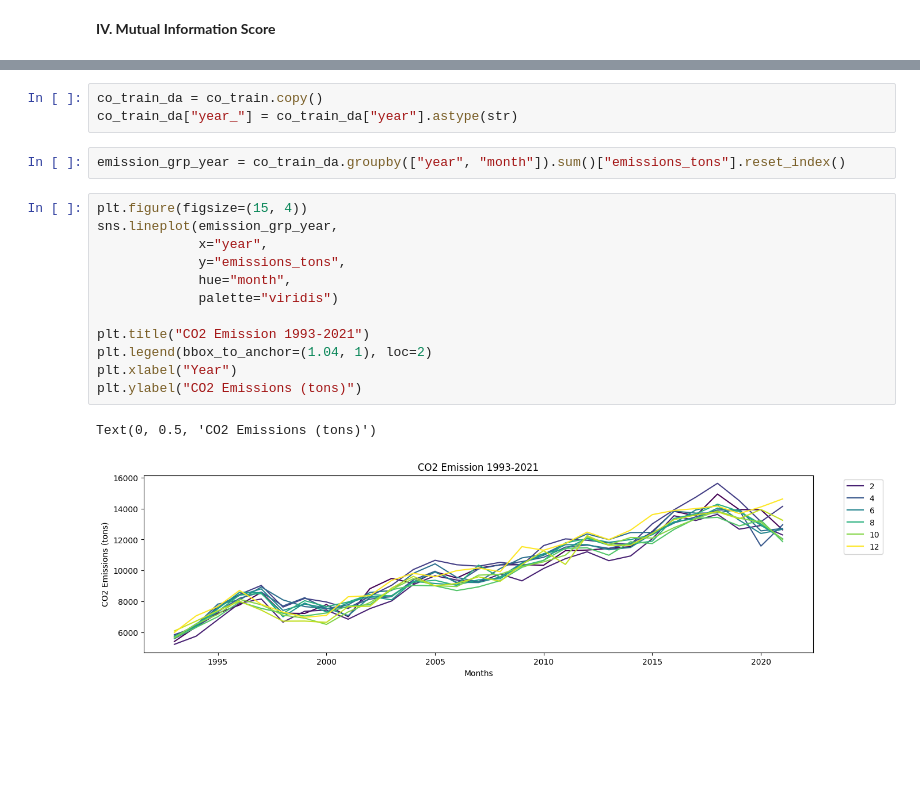
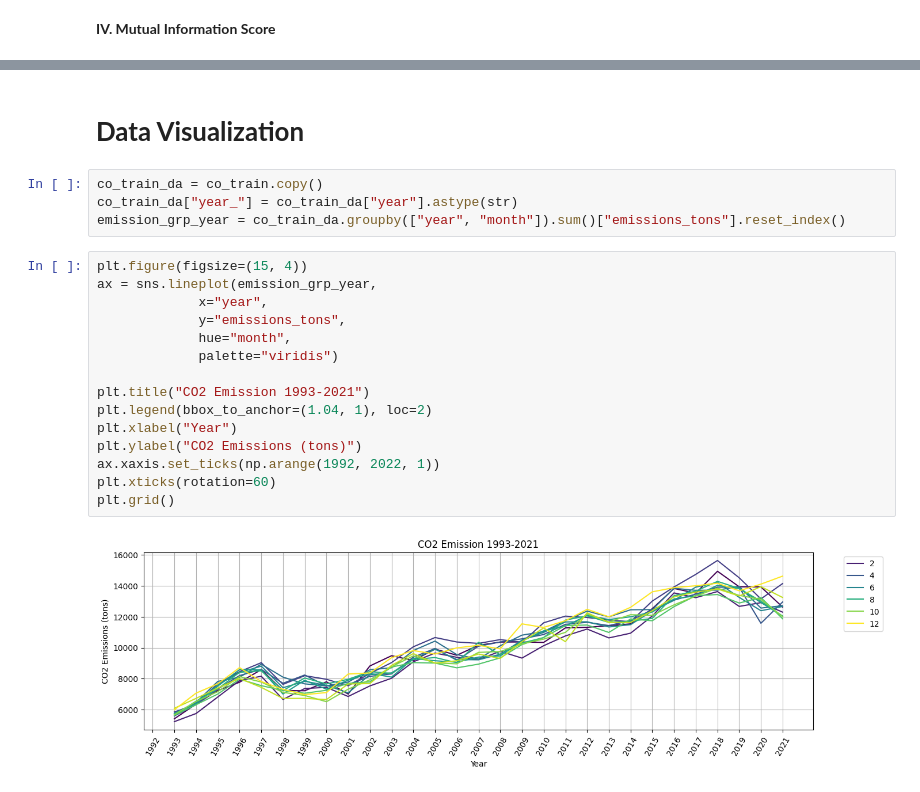
Before and after one commit to pjcroxas/Data-Analytics, a Jupyter notebook: CO2_Emission_Forecasting.ipynb, the cells around one changed output, grey strips where cells are left out. Cells and saved outputs as stored; diff of their text form; blank space fills up the shorter version.

```diff
--- a/CO2_Emission_Forecasting.ipynb
+++ b/CO2_Emission_Forecasting.ipynb
@@ -204,20 +232,23 @@ strong multicollinearity problems or that the design matrix is singular.
+# %% [markdown]
+# **Data Visualization**
 # %%
 co_train_da = co_train.copy()
 co_train_da["year_"] = co_train_da["year"].astype(str)
+emission_grp_year = co_train_da.groupby(["year", "month"]).sum()["emissions_tons"].reset_index()
-# %%
-emission_grp_year = co_train_da.groupby(["year", "month"]).sum()["emissions_tons"].reset_index()
 # %%
 plt.figure(figsize=(15, 4))
-sns.lineplot(emission_grp_year,
+ax = sns.lineplot(emission_grp_year,
              x="year",
              y="emissions_tons",
              hue="month",
              palette="viridis")
 
 plt.title("CO2 Emission 1993-2021")
 plt.legend(bbox_to_anchor=(1.04, 1), loc=2)
 plt.xlabel("Year")
 plt.ylabel("CO2 Emissions (tons)")
+ax.xaxis.set_ticks(np.arange(1992, 2022, 1))
+plt.xticks(rotation=60)
+plt.grid()
 # %% [output]
-Text(0, 0.5, 'CO2 Emissions (tons)')
-[figure, old version]
+[figure, new version]
```
Also changed, not shown: parts of 18 cells of this notebook.
